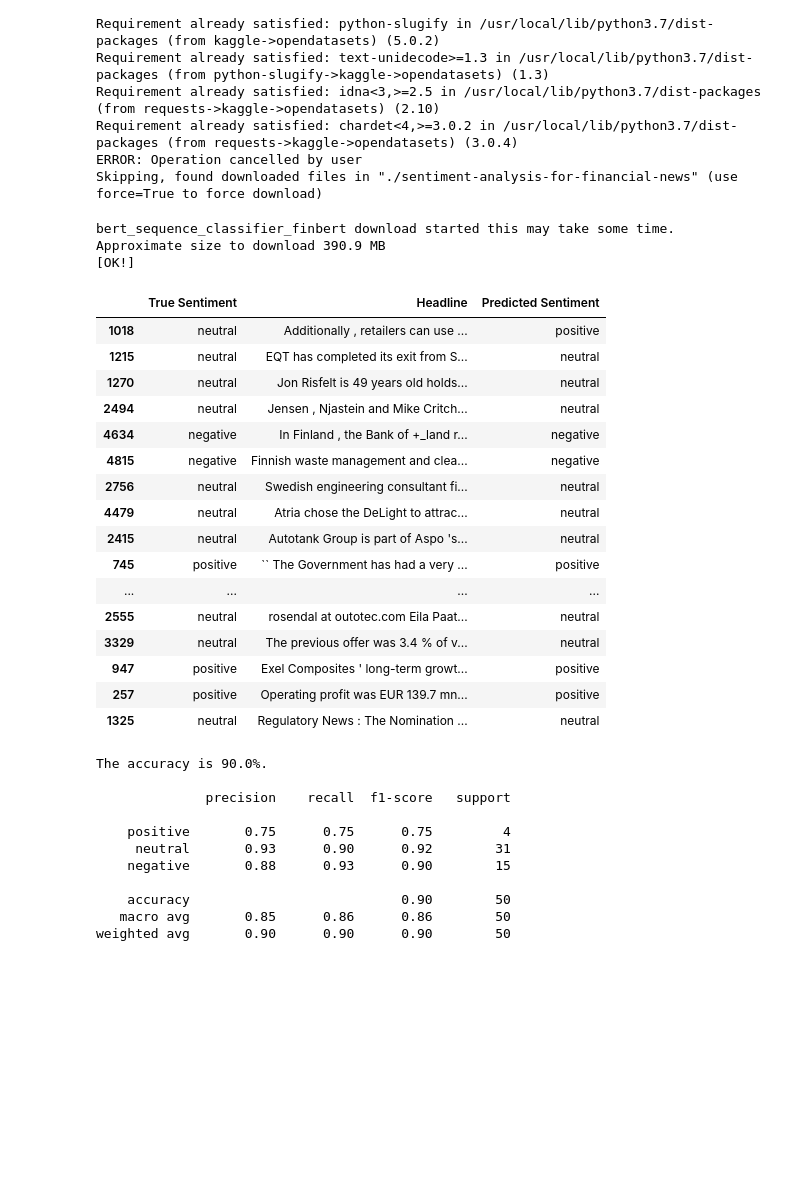
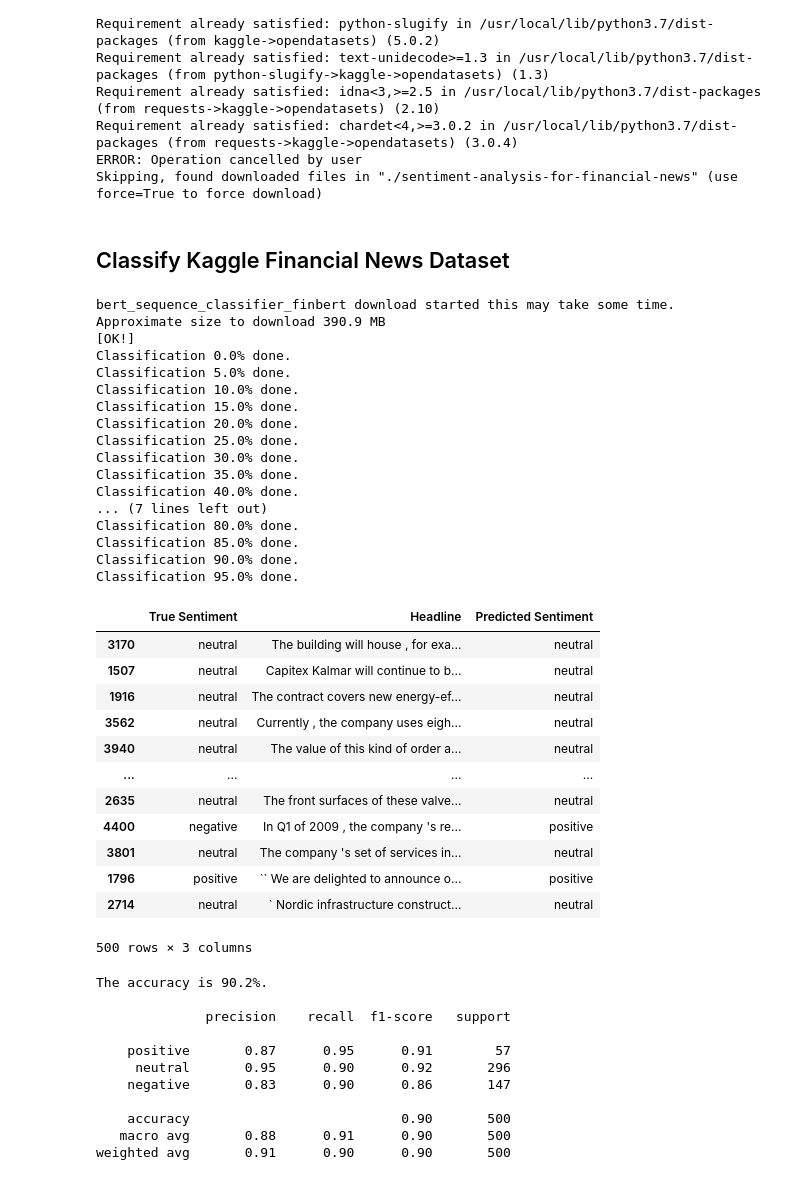
Before and after one commit to Brand-Sentiment-Tracking/dev-sentiment-package, a Jupyter notebook: johnsnow/CLASS_FOR_SENTIMENT_DETECTION_USING_SNOW_LABS_PIPELINES.ipynb, the cells around one changed output. Cells and saved outputs as stored; diff of their text form; code cells hidden in the pictures; blank space fills up the shorter version.

```diff
--- a/johnsnow/CLASS_FOR_SENTIMENT_DETECTION_USING_SNOW_LABS_PIPELINES.ipynb
+++ b/johnsnow/CLASS_FOR_SENTIMENT_DETECTION_USING_SNOW_LABS_PIPELINES.ipynb
@@ -225,13 +225,13 @@ class SentimentIdentification:
         annotations =  self.pipeline_model.annotate(self.text)
 
         # Depending on the chosen pipeline the outputs will be slightly different
-        if self.MODEL_NAME == "custom_pipeline":
+        if self.MODEL_NAME == "analyze_sentimentdl_glove_imdb":
           # print(f"{annotations['class']} {annotations['document']}")
-          return annotations["class"][0]
+          return annotations["sentiment"][0]
 
         else:
           # print(f"{annotations['sentiment']} {annotations['document']}")
-          return annotations['sentiment'][0] # Return the sentiment string
+          return annotations['class'][0] # Return the sentiment string
 # %% [markdown]
 ## Identify Brand in news article
 # %%
@@ -316,6 +317,8 @@ Requirement already satisfied: idna<3,>=2.5 in /usr/local/lib/python3.7/dist-pac
 Requirement already satisfied: chardet<4,>=3.0.2 in /usr/local/lib/python3.7/dist-packages (from requests->kaggle->opendatasets) (3.0.4)
 ERROR: Operation cancelled by user
 Skipping, found downloaded files in "./sentiment-analysis-for-financial-news" (use force=True to force download)
+# %% [markdown]
+## Classify Kaggle Financial News Dataset
 # %%
 import io
 # Store data in a Pandas Dataframe
@@ -326,58 +329,73 @@ df.columns = ['True Sentiment', 'Headline']
 df = df.sample(frac = 1)
 
 # Make dataset smaller for faster runtime
-num_sentences = 50
+num_sentences = 500
 total_num_sentences = df.shape[0]
 df.drop(df.index[num_sentences:total_num_sentences], inplace=True)
 
 # Create the identifier object
 identifier = SentimentIdentification(MODEL_NAME = "custom_pipeline")
+# identifier = SentimentIdentification(MODEL_NAME =  "classifierdl_bertwiki_finance_sentiment_pipeline") # Alternative pretrained pipeline
 
 preds = []
 target = []
 ignored_idxs = []
 sentiment_to_ignore = "" # e.g. neutral
 
 # Collect predicted sentiment for each headline - take three minutes to run
 for idx, hl in enumerate(df['Headline']):
 
     # Only append the sentiment if it is not the sentiment to ignore (e.g. neutral)
     target_sentiment = df["True Sentiment"][df.index[idx]]
 
     if target_sentiment != sentiment_to_ignore:
       preds.append(identifier.predict(hl))
     else:
       ignored_idxs.append(idx)
 
+    # Print progress
+    if idx % 25 == 0:
+      print(f"Classification {100*idx/num_sentences}% done.")
+
 # Remove all ignored entries from dataset
 df.drop(df.index[ignored_idxs], inplace=True)
 
 df['Predicted Sentiment'] = preds
 
 # Modify predicted labels to match with true labels
 df = df.replace({'Predicted Sentiment': {'pos' : 'positive', 'neg' : 'negative'}})
 df
 # %% [output]
 bert_sequence_classifier_finbert download started this may take some time.
 Approximate size to download 390.9 MB
 [OK!]
+Classification 0.0% done.
+Classification 5.0% done.
+Classification 10.0% done.
+Classification 15.0% done.
+Classification 20.0% done.
+Classification 25.0% done.
+Classification 30.0% done.
+Classification 35.0% done.
+Classification 40.0% done.
+... (7 lines left out)
+Classification 80.0% done.
+Classification 85.0% done.
+Classification 90.0% done.
+Classification 95.0% done.
 |  | True Sentiment | Headline | Predicted Sentiment |
-| 1018 | neutral | Additionally , retailers can use ... | positive |
-| 1215 | neutral | EQT has completed its exit from S... | neutral |
-| 1270 | neutral | Jon Risfelt is 49 years old holds... | neutral |
-| 2494 | neutral | Jensen , Njastein and Mike Critch... | neutral |
-| 4634 | negative | In Finland , the Bank of +_land r... | negative |
-| 4815 | negative | Finnish waste management and clea... | negative |
-| 2756 | neutral | Swedish engineering consultant fi... | neutral |
-| 4479 | neutral | Atria chose the DeLight to attrac... | neutral |
-| 2415 | neutral | Autotank Group is part of Aspo 's... | neutral |
-| 745 | positive | `` The Government has had a very ... | positive |
+| 3170 | neutral | The building will house , for exa... | neutral |
+| 1507 | neutral | Capitex Kalmar will continue to b... | neutral |
+| 1916 | neutral | The contract covers new energy-ef... | neutral |
+| 3562 | neutral | Currently , the company uses eigh... | neutral |
+| 3940 | neutral | The value of this kind of order a... | neutral |
 | ... | ... | ... | ... |
-| 2555 | neutral | rosendal at outotec.com Eila Paat... | neutral |
-| 3329 | neutral | The previous offer was 3.4 % of v... | neutral |
-| 947 | positive | Exel Composites ' long-term growt... | positive |
-| 257 | positive | Operating profit was EUR 139.7 mn... | positive |
-| 1325 | neutral | Regulatory News : The Nomination ... | neutral |
+| 2635 | neutral | The front surfaces of these valve... | neutral |
+| 4400 | negative | In Q1 of 2009 , the company 's re... | positive |
+| 3801 | neutral | The company 's set of services in... | neutral |
+| 1796 | positive | `` We are delighted to announce o... | positive |
+| 2714 | neutral | ` Nordic infrastructure construct... | neutral |
+500 rows × 3 columns
 # %%
 from sklearn.metrics import classification_report
 
@@ -391,14 +409,14 @@ target_names = ['positive', 'neutral', 'negative']
 # Compute classification metrics - poor accuracy
 print(classification_report(y_true, y_pred, target_names=target_names))
 # %% [output]
-The accuracy is 90.0%.
+The accuracy is 90.2%.
 
               precision    recall  f1-score   support
 
-    positive       0.75      0.75      0.75         4
-     neutral       0.93      0.90      0.92        31
-    negative       0.88      0.93      0.90        15
+    positive       0.87      0.95      0.91        57
+     neutral       0.95      0.90      0.92       296
+    negative       0.83      0.90      0.86       147
 
-    accuracy                           0.90        50
-   macro avg       0.85      0.86      0.86        50
-weighted avg       0.90      0.90      0.90        50
+    accuracy                           0.90       500
+   macro avg       0.88      0.91      0.90       500
+weighted avg       0.91      0.90      0.90       500
```
Also changed, not shown: parts of 1 cell of this notebook.
